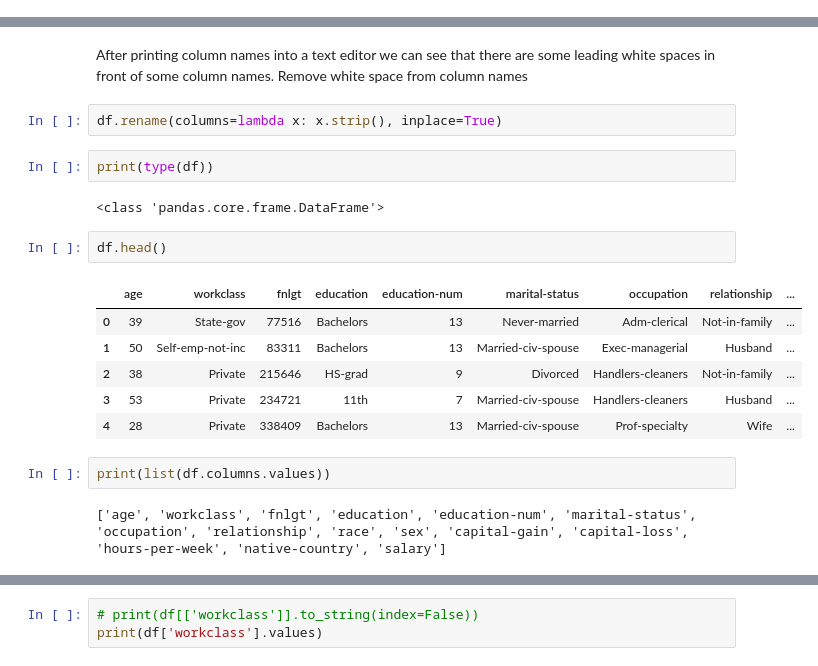
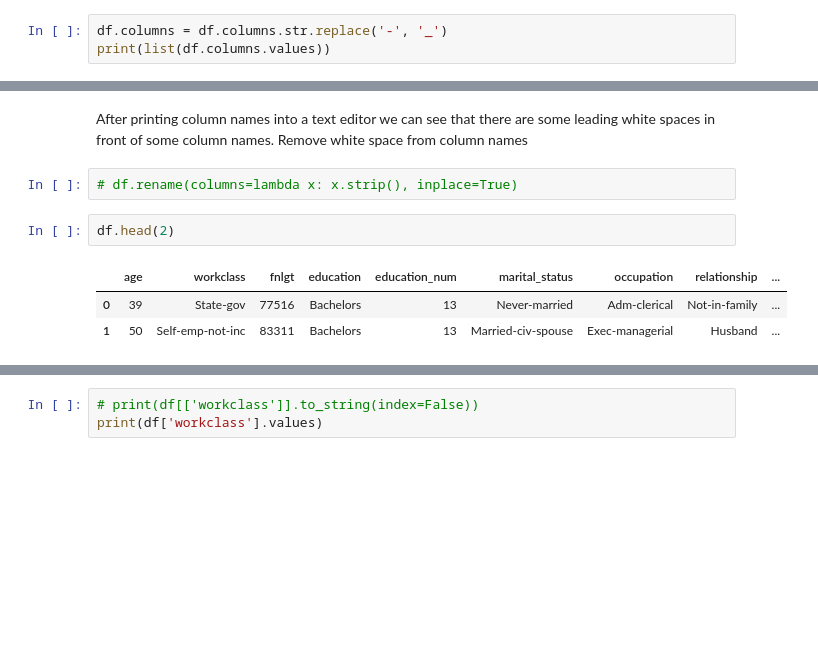
Before and after one commit to gichelli/machine_learning_operations_p3, a Jupyter notebook: eda.ipynb, the cells around one changed output, grey strips where cells are left out. Cells and saved outputs as stored; diff of their text form; blank space fills up the shorter version.

Commit message:
adding data_slicing

```diff
--- a/eda.ipynb
+++ b/eda.ipynb
@@ -19,3 +220,6 @@ df.head()
 print(list(df.columns.values))
 # %% [output]
 ['age', 'workclass', 'fnlgt', 'education', 'education-num', 'marital-status', 'occupation', 'relationship', 'race', 'sex', 'capital-gain', 'capital-loss', 'hours-per-week', 'native-country', 'salary']
+# %%
+df.columns = df.columns.str.replace('-', '_')
+print(list(df.columns.values))
@@ -48,21 +254,10 @@ VBox(children=(Tab(children=(Tab(children=(GridBox(children=(VBox(children=(Grid
 After printing column names into a text editor we can see that there are some leading white spaces in front of some column names.
 Remove white space from column names
 # %%
-df.rename(columns=lambda x: x.strip(), inplace=True)
+# df.rename(columns=lambda x: x.strip(), inplace=True)
-# %%
-print(type(df))
-# %% [output]
-<class 'pandas.core.frame.DataFrame'>
 # %%
-df.head()
+df.head(2)
 # %% [output]
-|  | age | workclass | fnlgt | education | education-num | marital-status | occupation | relationship | ... |
+|  | age | workclass | fnlgt | education | education_num | marital_status | occupation | relationship | ... |
 | 0 | 39 | State-gov | 77516 | Bachelors | 13 | Never-married | Adm-clerical | Not-in-family | ... |
 | 1 | 50 | Self-emp-not-inc | 83311 | Bachelors | 13 | Married-civ-spouse | Exec-managerial | Husband | ... |
-| 2 | 38 | Private | 215646 | HS-grad | 9 | Divorced | Handlers-cleaners | Not-in-family | ... |
-| 3 | 53 | Private | 234721 | 11th | 7 | Married-civ-spouse | Handlers-cleaners | Husband | ... |
-| 4 | 28 | Private | 338409 | Bachelors | 13 | Married-civ-spouse | Prof-specialty | Wife | ... |
-# %%
-print(list(df.columns.values))
-# %% [output]
-['age', 'workclass', 'fnlgt', 'education', 'education-num', 'marital-status', 'occupation', 'relationship', 'race', 'sex', 'capital-gain', 'capital-loss', 'hours-per-week', 'native-country', 'salary']
```
Also changed, not shown: parts of 110 cells of this notebook, 10 other files.
